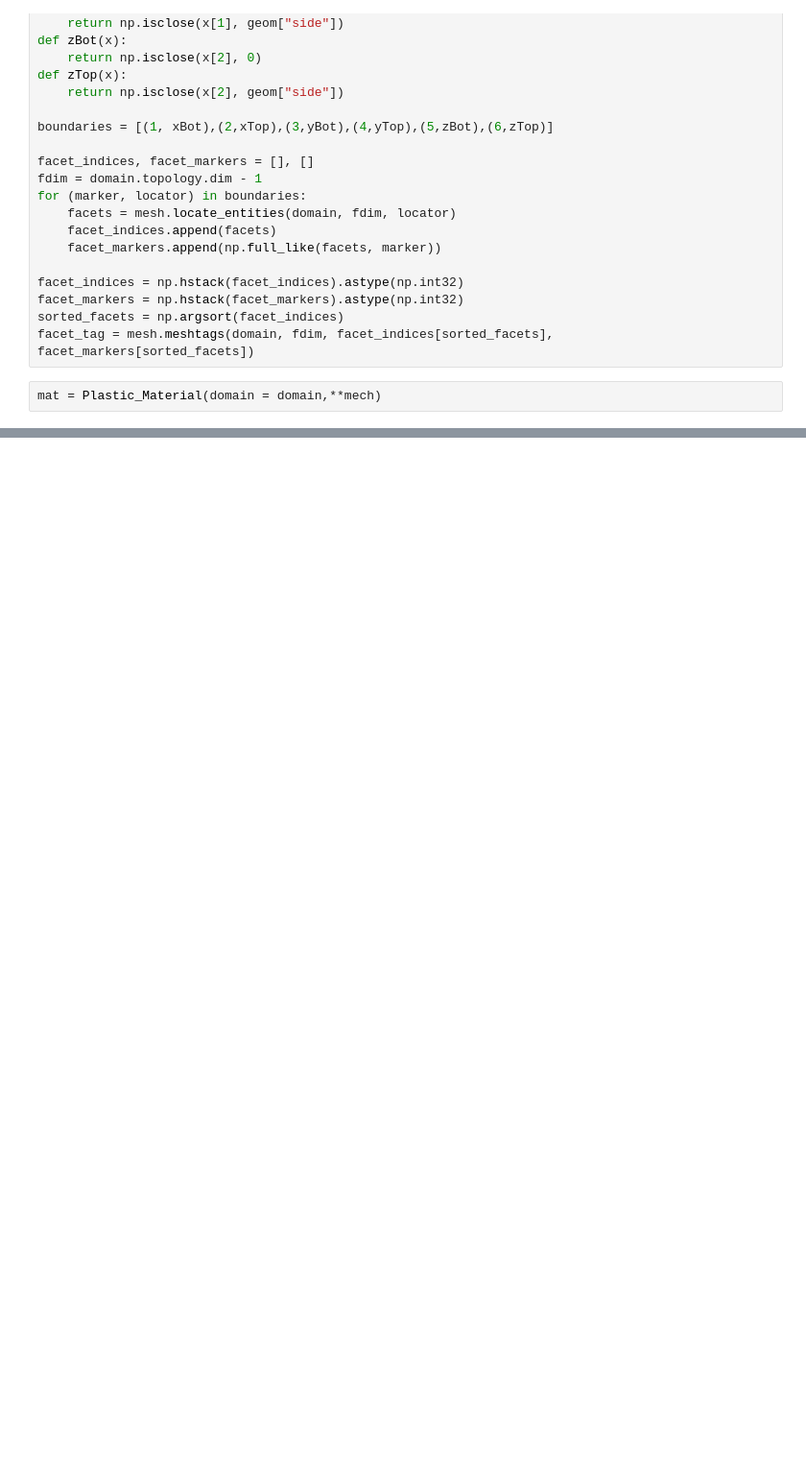
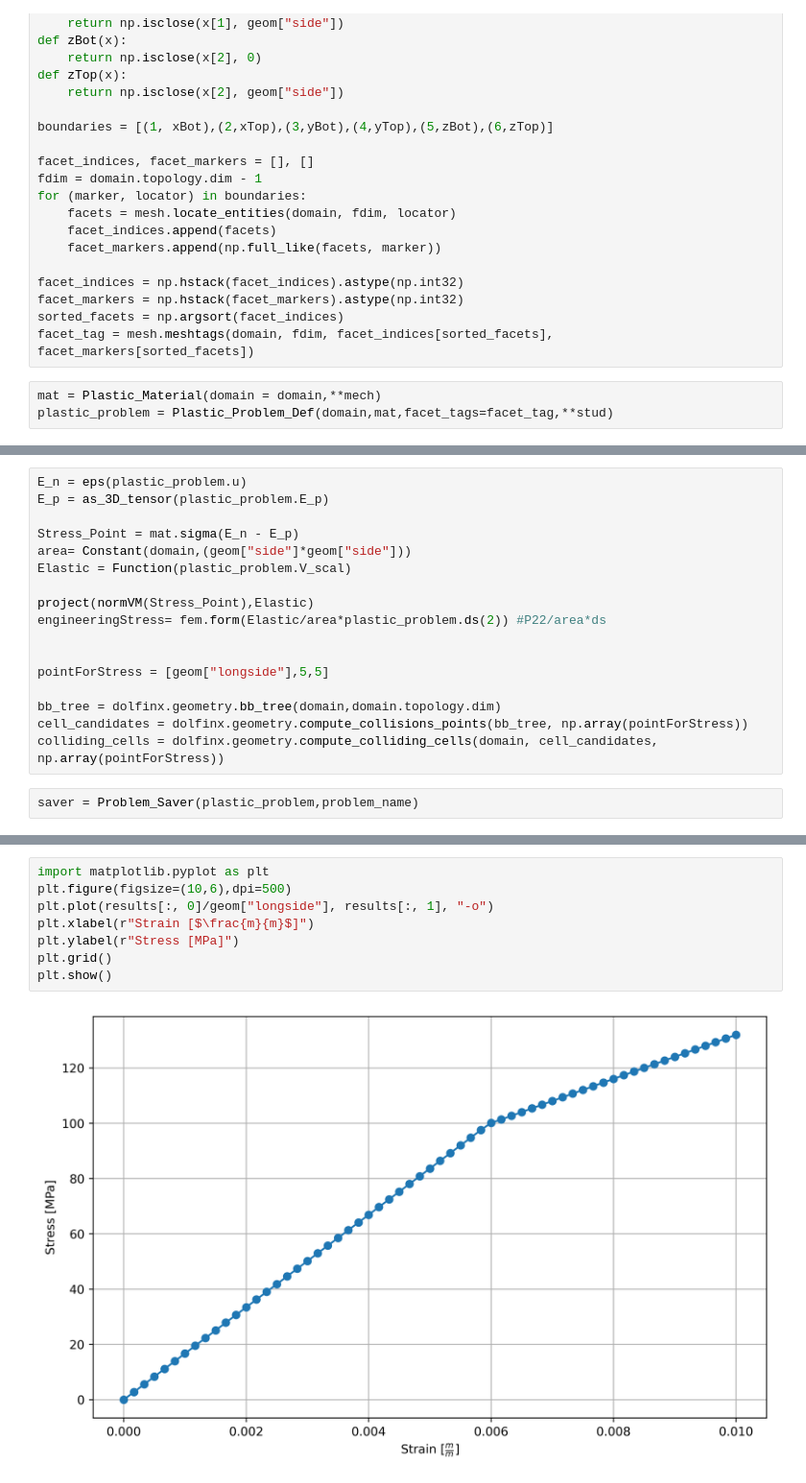
Before and after one commit to jorgenin/2.077-Fenicsx-Plasticity, a Jupyter notebook: 3d_Plasticity.ipynb, the cells around one changed output, grey strips where cells are left out. Shown at 96% size. Cells and saved outputs as stored; diff of their text form; blank space fills up the shorter version.

```diff
--- a/3d_Plasticity.ipynb
+++ b/3d_Plasticity.ipynb
@@ -86,3 +91,4 @@ sorted_facets = np.argsort(facet_indices)
 facet_tag = mesh.meshtags(domain, fdim, facet_indices[sorted_facets], facet_markers[sorted_facets])
 # %%
 mat = Plastic_Material(domain = domain,**mech)
+plastic_problem = Plastic_Problem_Def(domain,mat,facet_tags=facet_tag,**stud)
@@ -88,0 +122,19 @@ mat = Plastic_Material(domain = domain,**mech)
+# %%
+E_n = eps(plastic_problem.u)
+E_p = as_3D_tensor(plastic_problem.E_p)
+
+Stress_Point = mat.sigma(E_n - E_p)
+area= Constant(domain,(geom["side"]*geom["side"]))
+Elastic = Function(plastic_problem.V_scal)
+
+project(normVM(Stress_Point),Elastic)
+engineeringStress= fem.form(Elastic/area*plastic_problem.ds(2)) #P22/area*ds
+
+
+pointForStress = [geom["longside"],5,5]
+
+bb_tree = dolfinx.geometry.bb_tree(domain,domain.topology.dim)
+cell_candidates = dolfinx.geometry.compute_collisions_points(bb_tree, np.array(pointForStress))
+colliding_cells = dolfinx.geometry.compute_colliding_cells(domain, cell_candidates,  np.array(pointForStress))
+# %%
+saver = Problem_Saver(plastic_problem,problem_name)
@@ -88,0 +222,10 @@ mat = Plastic_Material(domain = domain,**mech)
+# %%
+import matplotlib.pyplot as plt
+plt.figure(figsize=(10,6),dpi=500)
+plt.plot(results[:, 0]/geom["longside"], results[:, 1], "-o")
+plt.xlabel(r"Strain [$\frac{m}{m}$]")
+plt.ylabel(r"Stress [MPa]")
+plt.grid()
+plt.show()
+# %% [output]
+[figure, added]
```
Also changed, not shown: parts of 9 cells of this notebook, 5 other files.
